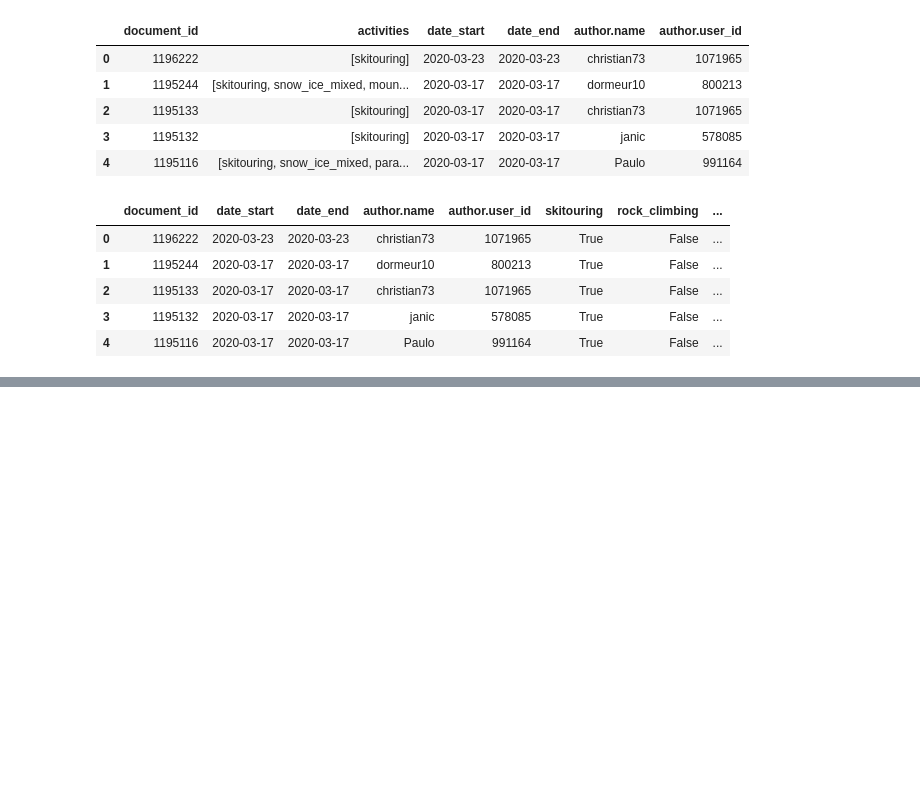
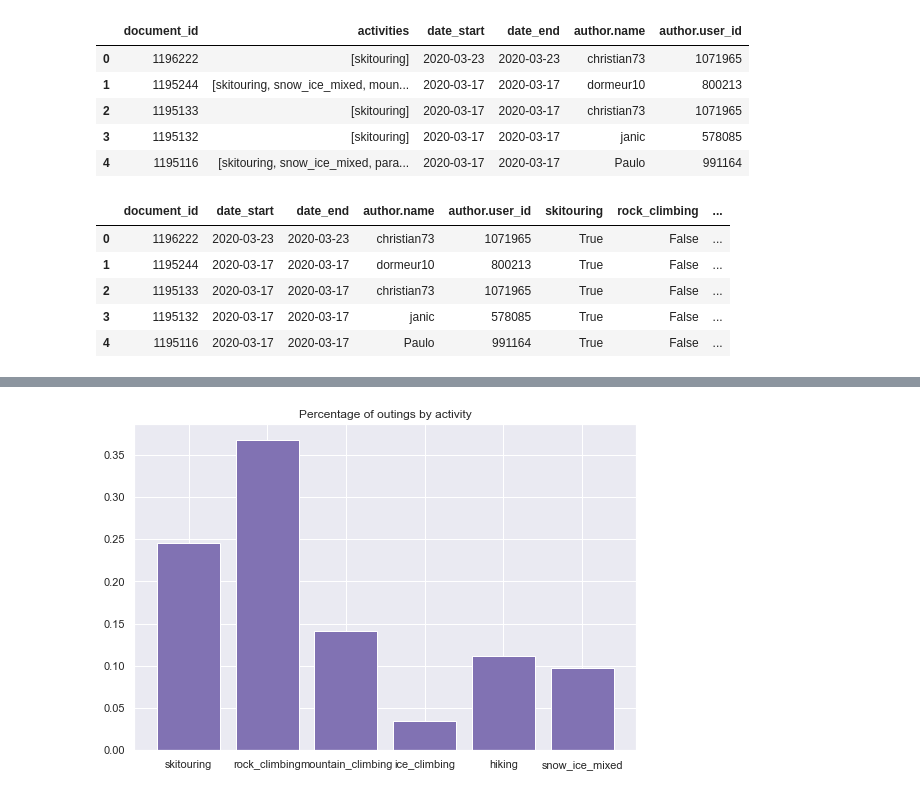
Before and after one commit to damien1719/C2C-Mountaineering-practices, a Jupyter notebook: C2C_API_v5.ipynb, the cells around one changed output, grey strips where cells are left out. Cells and saved outputs as stored; diff of their text form; code cells hidden in the pictures; blank space fills up the shorter version.

```diff
--- a/C2C_API_v5.ipynb
+++ b/C2C_API_v5.ipynb
@@ -159,0 +162,13 @@ plt.show()
+# %%
+#Which are the most practiced sports in mountain among C2C contributors? -
+activities=['skitouring', 'rock_climbing','mountain_climbing','ice_climbing','hiking','snow_ice_mixed']
+arr_activities  = np.sum(d[activities])
+arr_activities_perc = (arr_activities/np.sum(arr_activities))
+
+#Plot barplot
+f, ax = plt.subplots(figsize=(9,6))
+plt.bar(activities,arr_perc,color='m')
+plt.title('Percentage of outings by activity')
+plt.show()
+# %% [output]
+[figure, added]
```
Also changed, not shown: parts of 9 cells of this notebook.
